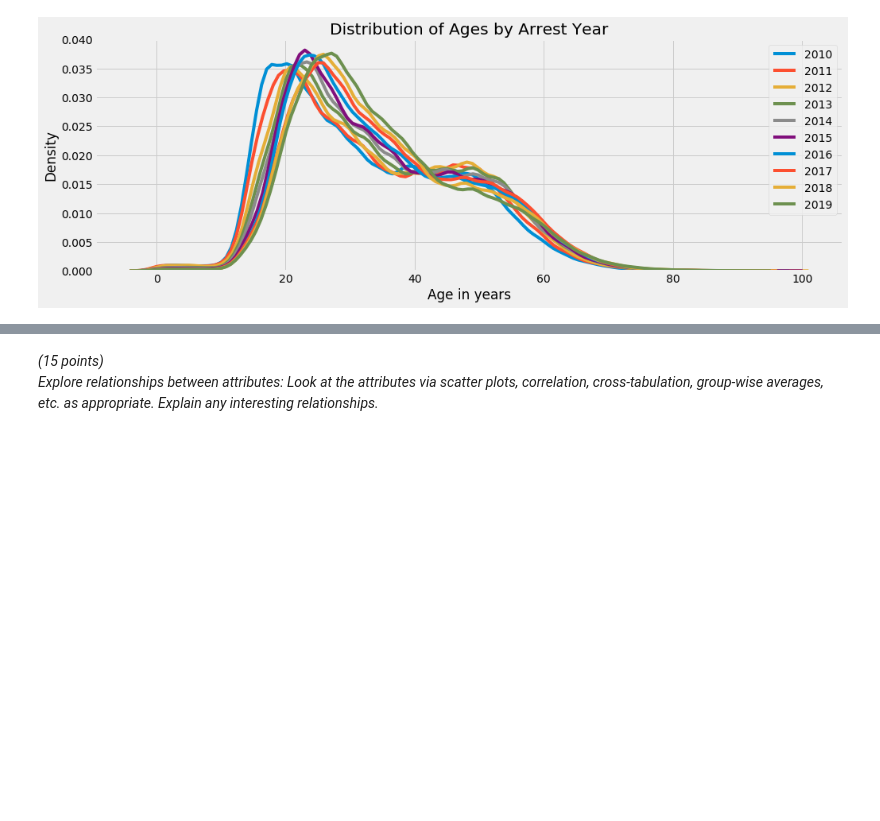
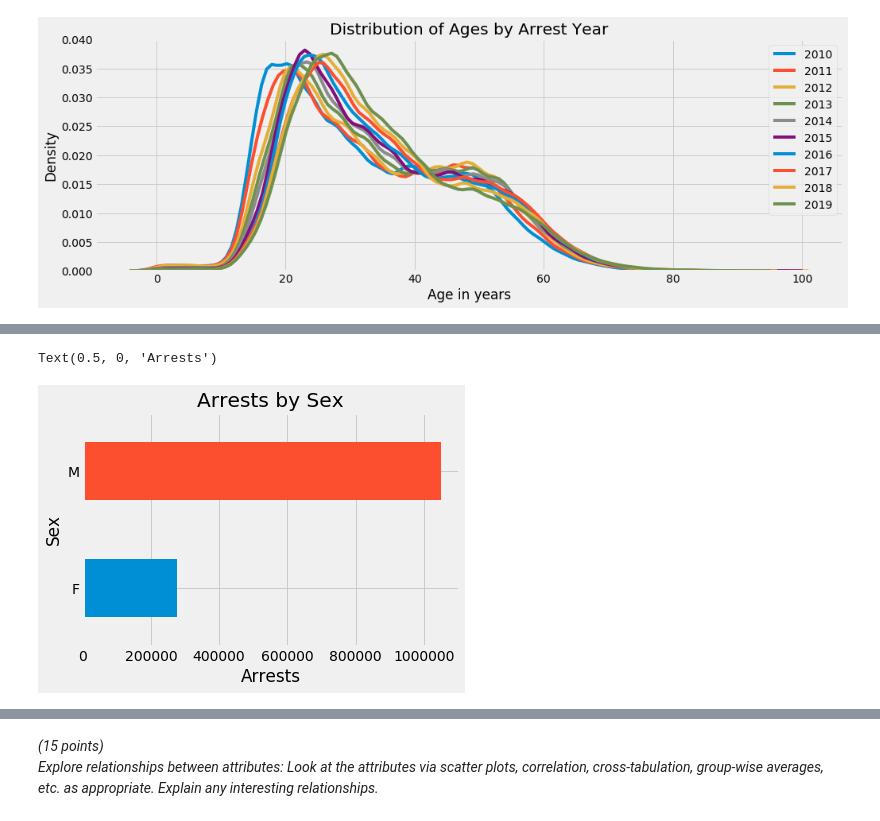
Before and after one commit to EdwardAF-IT/machine-learning-i-group-project, a Jupyter notebook: Code/Cleansing.ipynb, the cells around one changed output, grey strips where cells are left out. Drawn from its saved outputs; the diff is of its cells as text; code cells hidden in the pictures; blank space fills up the shorter version.

```diff
--- a/Code/Cleansing.ipynb
+++ b/Code/Cleansing.ipynb
@@ -429,10 +460,13 @@ plot.hist(df_cleansed['Age'], bins = 100)
 # %%
 # Sex plot
 arrests_by_code = df["Sex Code"].value_counts()
 arrests_by_code.sort_values().plot(kind='barh')
-plot.title('Arrests by Sex')
-plot.ylabel('Sex')
-plot.xlabel('Arrests')
+plt.title('Arrests by Sex')
+plt.ylabel('Sex')
+plt.xlabel('Arrests')
+# %% [output]
+Text(0.5, 0, 'Arrests')
+[figure, added]
 # %%
 # Descent code plot
 arrests_by_code = df["Descent Code"].value_counts()
```
Also changed, not shown: parts of 4 cells of this notebook.
